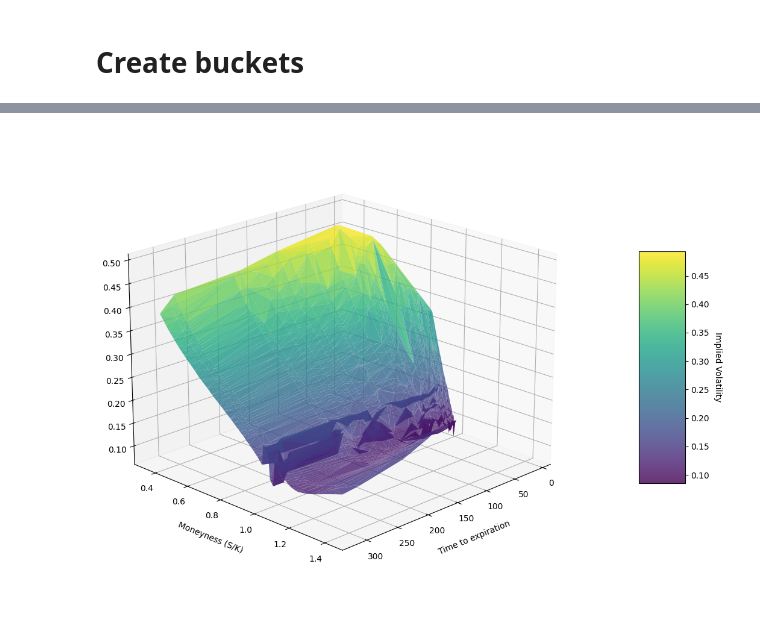
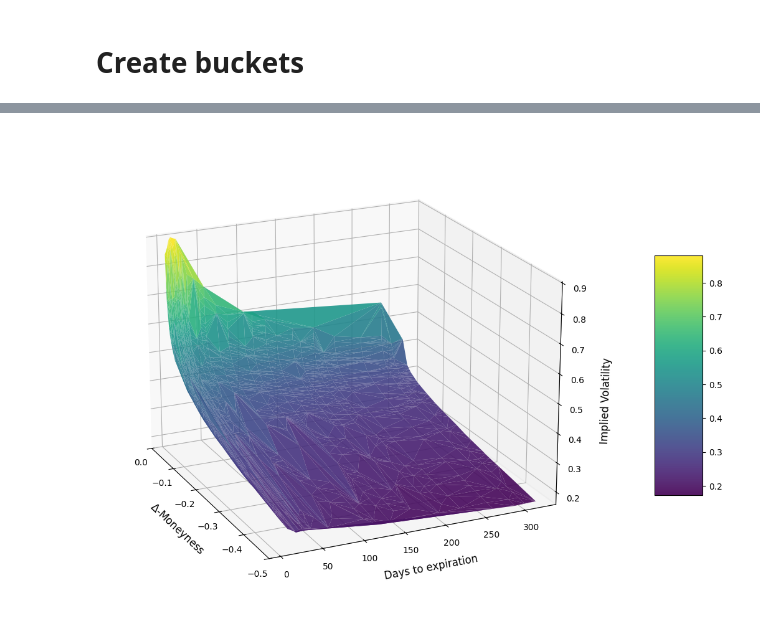
Before and after one commit to euanbronsky8/Thesis, a Jupyter notebook: MSc Thesis.ipynb, the cells around one changed output, grey strips where cells are left out. Cells and saved outputs as stored; diff of their text form; code cells hidden in the pictures.

```diff
--- a/MSc Thesis.ipynb
+++ b/MSc Thesis.ipynb
@@ -133,7 +133,7 @@ df1_stats
 - **Read the data**
 # %%
 # Import the treasury data
-rf_data = pd.read_csv('/Users/Euan Bronsky/Downloads/yield-curve-rates-1990-2023.csv')
+rf_data = pd.read_csv('/Users/euanbronsky/Downloads/yield-curve-rates-1990-2023.csv')
 # %%
 # Convert to datetime, reverse index, and reset index
 rf_data = (rf_data
@@ -338,2 +362,12 @@ array(23)
+# %%
+# Create new column with computed deltas
+df_help['delta_fun'] = df_help.apply(
+lambda row: compute_delta(
+    row['underlying_last'],
+    row['strike'],
+    row['r'],
+    row['iv'],
+    row['T'],
+    row['option_type'] == 'call'), axis=1)
 # %% [markdown]
 # **Create buckets**
@@ -366,0 +394,11 @@ default = 'outside_range')
+# %%
+dte = df_buckets['dte']
+
+df_buckets['maturity_group'] = np.select(
+    [dte <= 45,
+     dte <= 90,
+     dte <= 180,
+     dte > 180],
+    ['7-45', '45-90', '90-180', '180-360'], default = 'NA'
+)
+df_buckets
@@ -367,30 +500,33 @@ default = 'outside_range')
 # %%
-one_day = df_buckets[(df_buckets["quote_date"] == "2019-03-07")]
+one_day = df_buckets[(df_buckets["quote_date"] == "2020-03-04") & (df_buckets["delta_fun"] > -0.5) & (df_buckets['option_type'] == 'put')]
 
 moneyness = one_day['strike'] / one_day['underlying_last']
+deltas = one_day['delta_fun']
 ivs = one_day['iv']
 dtes = one_day['dte']
 
 fig = plt.figure(figsize=(12,8))
 ax = fig.add_subplot(111, projection='3d')
 
-surf = ax.plot_trisurf(dtes, moneyness, ivs,
+surf = ax.plot_trisurf(deltas, dtes, ivs,
                        cmap='viridis',
                        linewidth=0.1,
                        antialiased=True,
-                       alpha=0.8)
+                       alpha=0.9)
 
 cbar = fig.colorbar(surf, ax=ax, shrink=0.5, aspect=5, pad=0.1)
-cbar.set_label('Implied Volatility', rotation=270,labelpad=15)
 
-ax.set_xlabel('Time to expiration', labelpad=10)
-ax.set_ylabel('Moneyness (S/K)', labelpad=10)
-ax.set_zlabel('Implied Volatility', labelpad=10)
+ax.set_xlabel(r'$\Delta$-Moneyness', labelpad=10, fontsize=12)
+ax.set_ylabel('Days to expiration', labelpad=10, fontsize=12)
+ax.set_zlabel('Implied Volatility', labelpad=10, fontsize=12)
+ax.invert_xaxis()
 
-ax.view_init(elev=20, azim=45)
+ax.view_init(elev=20, azim=-25)
+
+#ax.set_zlim(0, 1)
+ax.set_xlim(0, -0.5)
 
 plt.tight_layout()
-
 plt.show()
 # %% [output]
-[figure, old version]
+[figure, new version]
```
Also changed, not shown: parts of 16 cells of this notebook.
